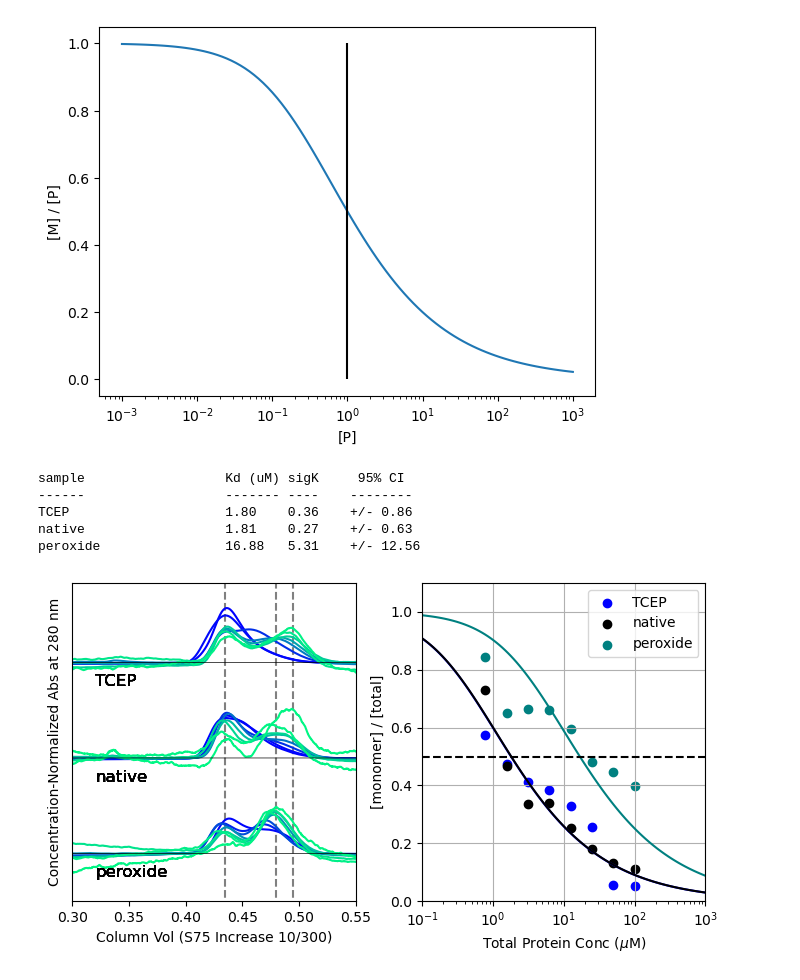
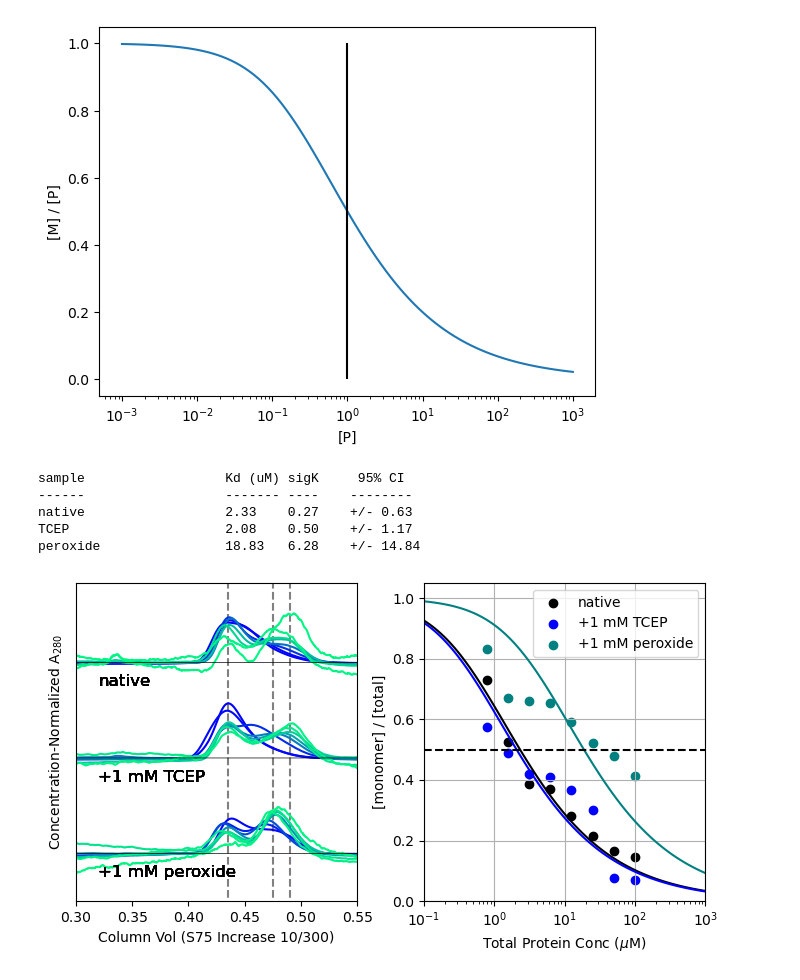
Before and after one commit to tjlane/mpro-oxidation, a Jupyter notebook: plot_sec.ipynb, the cells around one changed output. Cells and saved outputs as stored; diff of their text form; code cells hidden in the pictures.

```diff
--- a/plot_sec.ipynb
+++ b/plot_sec.ipynb
@@ -70,14 +70,15 @@ def peak_height_ratio(x, y, peak_1_x, peak_2_x):
 ## load data
 # %%
 all_data = {}
-samples = ["TCEP", "native", "peroxide"]
-sample_colors = ["blue", "k",  "teal"]
+samples = ["native", "TCEP", "peroxide"]
+sample_colors = ["k", "blue", "teal"]
+sample_titles = [ "native", "+1 mM TCEP","+1 mM peroxide"]
 
 for sample in samples:
     all_data[sample] = np.genfromtxt('./data/{}.csv'.format(sample), delimiter=',', skip_header=2)
 
 # shift data to account for different start times in each run
-all_data["TCEP"][:,0] -= 0.12
+all_data["TCEP"][:,0] -= 0.14
 all_data["peroxide"][:,0] += 0.15
 
 nominal_concentrations = list([100.0 * 1.0/(2**n) for n in np.arange(8)])
@@ -117,8 +118,8 @@ def fit_K(Ps, Rs):
 # %%
 # position of peaks
 mu1 = 0.435
-mu2 = 0.495
-mu2_peroxide = 0.48
+mu2 = 0.49
+mu2_peroxide = 0.475
 
 # peak positions
 low_cv_cutoff = 0.405
@@ -172,7 +173,7 @@ for sample_index, sample in enumerate(samples):
         con = nominal_concentrations[i-1]  # use nominal concentration
 
         axL.plot(CV, UV / auc + offset, color=colors[round(auc)])
-        axL.text(0.32, -6.0e-4 + offset, sample, fontsize=12, fontweight=10)
+        axL.text(0.32, -6.0e-4 + offset, sample_titles[sample_index], fontsize=12)
 
         # > gaussian fit method
         # params = fit_double_gaussian(CV[start:end], UV[start:end])
@@ -193,41 +194,40 @@ for sample_index, sample in enumerate(samples):
     p = axR.scatter(cs, rs, color=sample_colors[sample_index])
 
     # fit to model
     K, sig_K = fit_K(cs, rs)
     axR.plot(p_x, r_p(p_x, K), color=sample_colors[sample_index])
 
     # estimate 95% CI -- though unlikely parameters are Gaussian
     interval = stats.t.interval(confidence=0.95, df=len(cs)-1, loc=K, scale=sig_K)
     print(f'{sample.ljust(16)}\t{K:.2f}\t{sig_K:.2f}\t+/- {interval[1] - K:.2f}')
     axR_legend.append(p)
 
 
 axL.set_xlim([0.30, 0.55])
 axL.set_ylim([-0.006, 0.002])
 axL.set_yticks([])
 axL.set_xlabel('Column Vol (S75 Increase 10/300)')
-axL.set_ylabel('Concentration-Normalized Abs at 280 nm')
+axL.set_ylabel('Concentration-Normalized A$_\mathrm{280}$')
 
-
-axR.set_ylim([-0.0, 1.1])
+axR.set_ylim([-0.0, 1.05])
 axR.set_xscale('log')
-axR.legend(axR_legend, samples, loc=1)
+axR.legend(axR_legend, sample_titles, loc=1)
 axR.set_xlabel('Total Protein Conc ($\mu$M)')
 axR.set_ylabel('[monomer] / [total]')
 axR.grid()
 axR.set_xlim(0.1, 1000)
 axR.hlines(0.5, 1e-1, 1e3, 'k', linestyles='dashed')
 
 plt.tight_layout()
 plt.savefig('analytical_sec.pdf')
 plt.show()
 # %% [output]
 sample                  Kd (uM) sigK     95% CI
 ------                  ------- ----    --------
-TCEP                    1.80    0.36    +/- 0.86
-native                  1.81    0.27    +/- 0.63
-peroxide                16.88   5.31    +/- 12.56
+native                  2.33    0.27    +/- 0.63
+TCEP                    2.08    0.50    +/- 1.17
+peroxide                18.83   6.28    +/- 14.84
-[figure, old version]
+[figure, new version]
 # %%
 for sample in samples:
 
```
Also changed, not shown: parts of 2 cells of this notebook.
